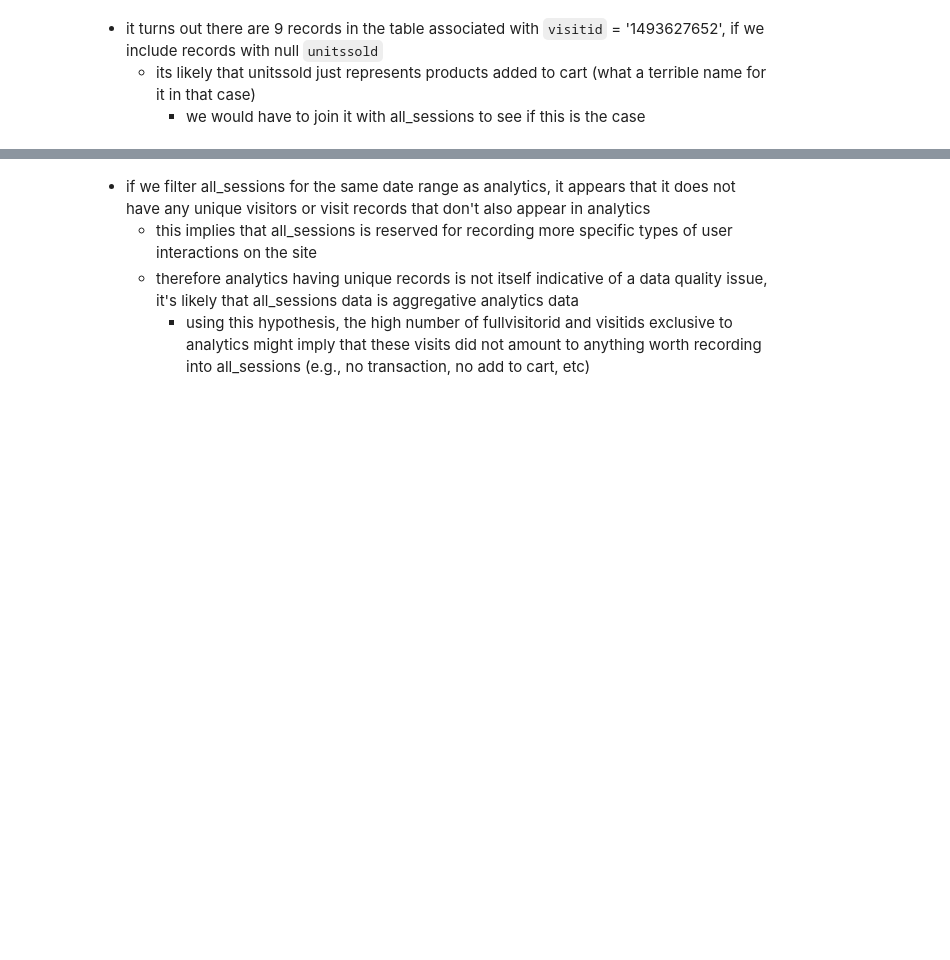
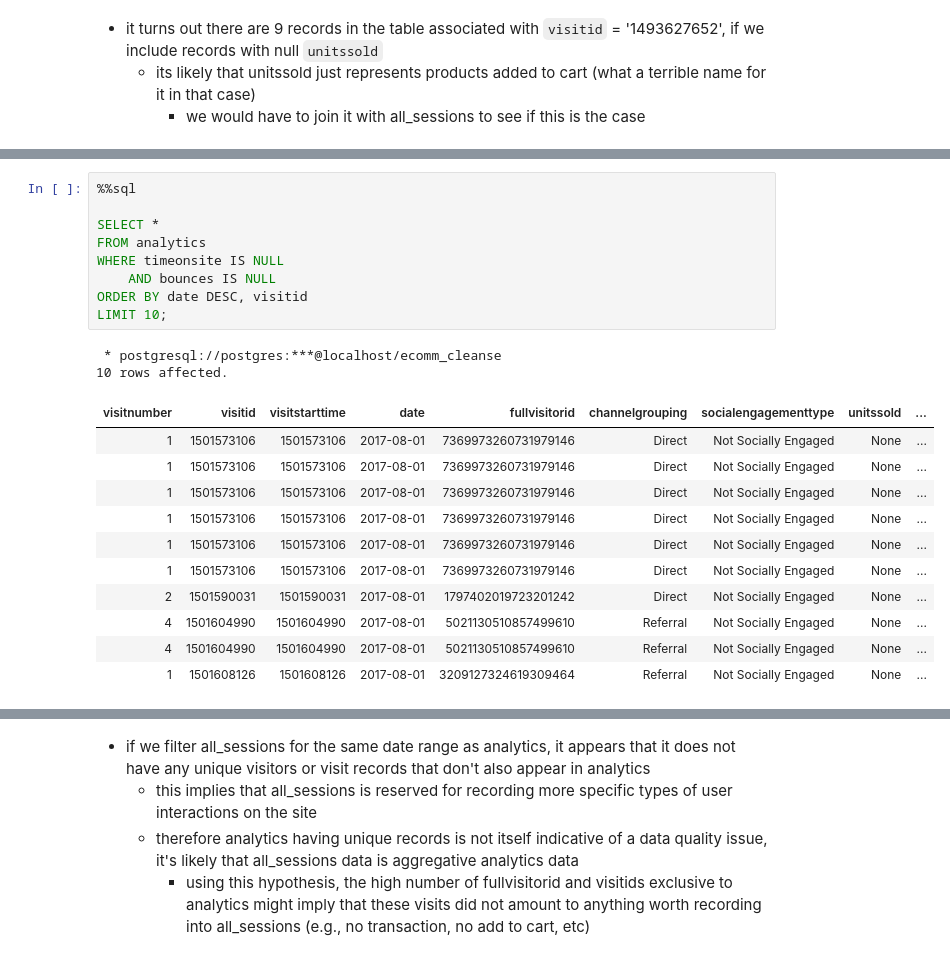
Before and after one commit to sd-brewer/ecomm-cleanse, a Jupyter notebook: notebooks/03_tmp.ipynb, the cells around one changed output, grey strips where cells are left out. Cells and saved outputs as stored; diff of their text form; blank space fills up the shorter version.

```diff
--- a/notebooks/04_provisional_analysis.ipynb
+++ b/notebooks/03_tmp.ipynb
@@ -1340,0 +961,23 @@ SELECT COUNT(*) FROM as_exclusive_vid;
+# %%
+%%sql
+
+SELECT *
+FROM analytics
+WHERE timeonsite IS NULL
+    AND bounces IS NULL
+ORDER BY date DESC, visitid
+LIMIT 10;
+# %% [output]
+ * postgresql://postgres:***@localhost/ecomm_cleanse
+10 rows affected.
+| visitnumber | visitid | visitstarttime | date | fullvisitorid | channelgrouping | socialengagementtype | unitssold | ... |
+| 1 | 1501573106 | 1501573106 | 2017-08-01 | 7369973260731979146 | Direct | Not Socially Engaged | None | ... |
+| 1 | 1501573106 | 1501573106 | 2017-08-01 | 7369973260731979146 | Direct | Not Socially Engaged | None | ... |
+| 1 | 1501573106 | 1501573106 | 2017-08-01 | 7369973260731979146 | Direct | Not Socially Engaged | None | ... |
+| 1 | 1501573106 | 1501573106 | 2017-08-01 | 7369973260731979146 | Direct | Not Socially Engaged | None | ... |
+| 1 | 1501573106 | 1501573106 | 2017-08-01 | 7369973260731979146 | Direct | Not Socially Engaged | None | ... |
+| 1 | 1501573106 | 1501573106 | 2017-08-01 | 7369973260731979146 | Direct | Not Socially Engaged | None | ... |
+| 2 | 1501590031 | 1501590031 | 2017-08-01 | 1797402019723201242 | Direct | Not Socially Engaged | None | ... |
+| 4 | 1501604990 | 1501604990 | 2017-08-01 | 5021130510857499610 | Referral | Not Socially Engaged | None | ... |
+| 4 | 1501604990 | 1501604990 | 2017-08-01 | 5021130510857499610 | Referral | Not Socially Engaged | None | ... |
+| 1 | 1501608126 | 1501608126 | 2017-08-01 | 3209127324619309464 | Referral | Not Socially Engaged | None | ... |
```
Also changed, not shown: parts of 163 cells of this notebook, 9 other files.
